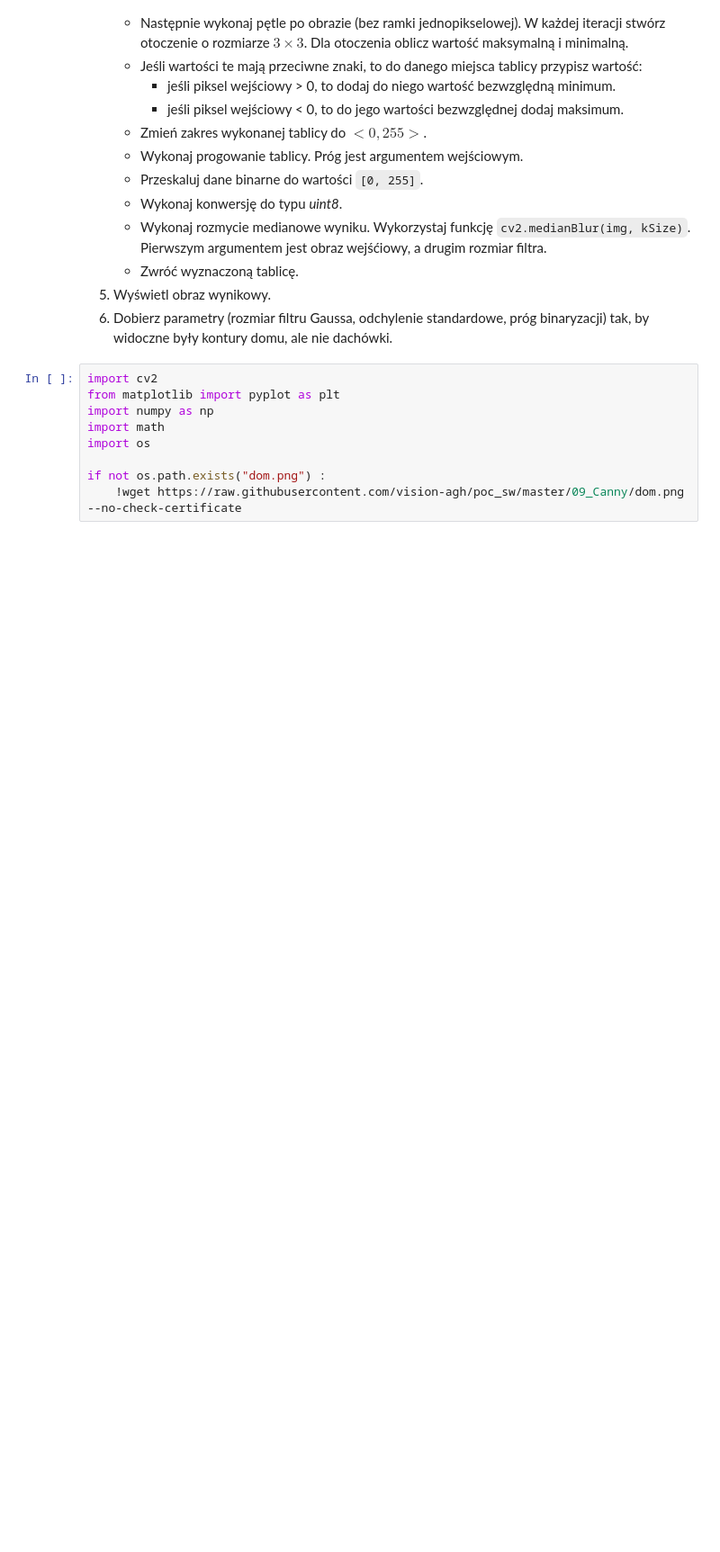
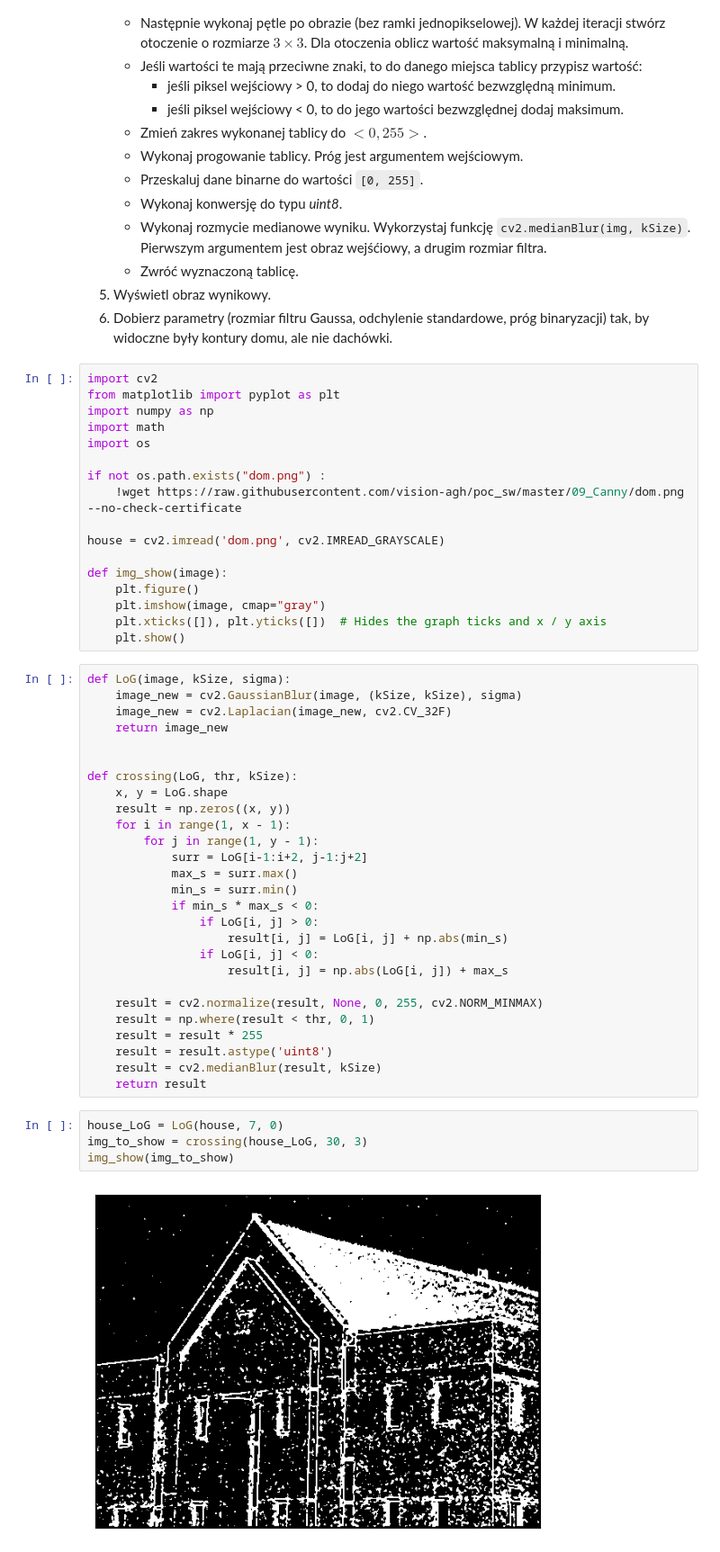
Before and after one commit to lukaszfilo-agh/Vision-systems, a Jupyter notebook: LAB09/09_Canny.ipynb, the cells around one changed output. Shown at 90% size. Drawn from its saved outputs; the diff is of its cells as text; blank space fills up the shorter version.

```diff
--- a/LAB09/09_Canny.ipynb
+++ b/LAB09/09_Canny.ipynb
@@ -74,6 +74,47 @@ import os
 
 if not os.path.exists("dom.png") :
     !wget https://raw.githubusercontent.com/vision-agh/poc_sw/master/09_Canny/dom.png --no-check-certificate
+
+house = cv2.imread('dom.png', cv2.IMREAD_GRAYSCALE)
+
+def img_show(image):
+    plt.figure()
+    plt.imshow(image, cmap="gray")
+    plt.xticks([]), plt.yticks([])  # Hides the graph ticks and x / y axis
+    plt.show()
+# %%
+def LoG(image, kSize, sigma):
+    image_new = cv2.GaussianBlur(image, (kSize, kSize), sigma)
+    image_new = cv2.Laplacian(image_new, cv2.CV_32F)
+    return image_new
+
+
+def crossing(LoG, thr, kSize):
+    x, y = LoG.shape
+    result = np.zeros((x, y))
+    for i in range(1, x - 1):
+        for j in range(1, y - 1):
+            surr = LoG[i-1:i+2, j-1:j+2]
+            max_s = surr.max()
+            min_s = surr.min()
+            if min_s * max_s < 0:
+                if LoG[i, j] > 0:
+                    result[i, j] = LoG[i, j] + np.abs(min_s)
+                if LoG[i, j] < 0:
+                    result[i, j] = np.abs(LoG[i, j]) + max_s
+
+    result = cv2.normalize(result, None, 0, 255, cv2.NORM_MINMAX)
+    result = np.where(result < thr, 0, 1)
+    result = result * 255
+    result = result.astype('uint8')
+    result = cv2.medianBlur(result, kSize)
+    return result
+# %%
+house_LoG = LoG(house, 7, 0)
+img_to_show = crossing(house_LoG, 30, 3)
+img_show(img_to_show)
+# %% [output]
+[figure, added]
 # %% [markdown]
 ## Algorytm Canny'ego
 
```
Also changed, not shown: parts of 5 cells of this notebook.
